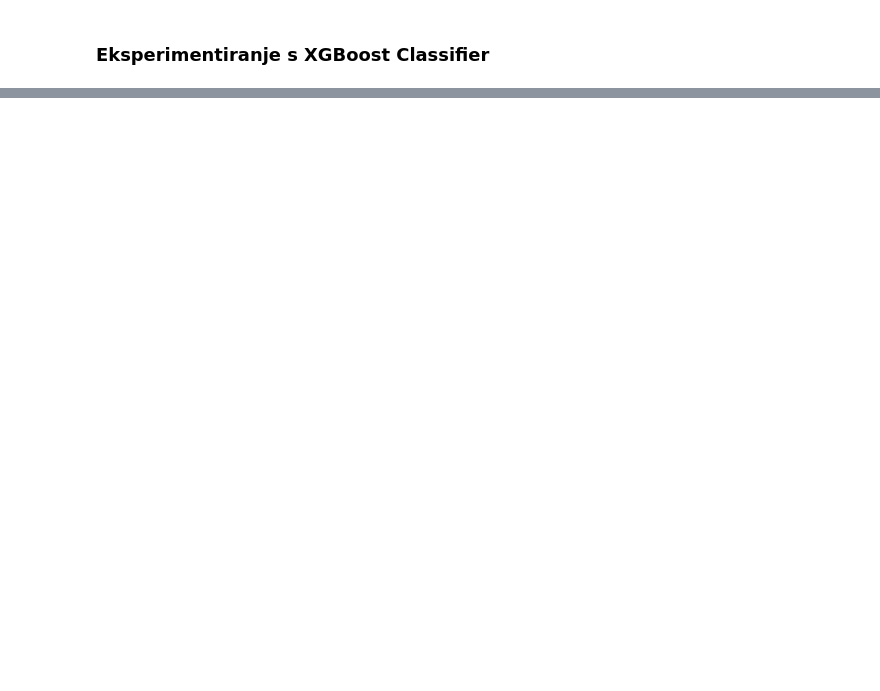
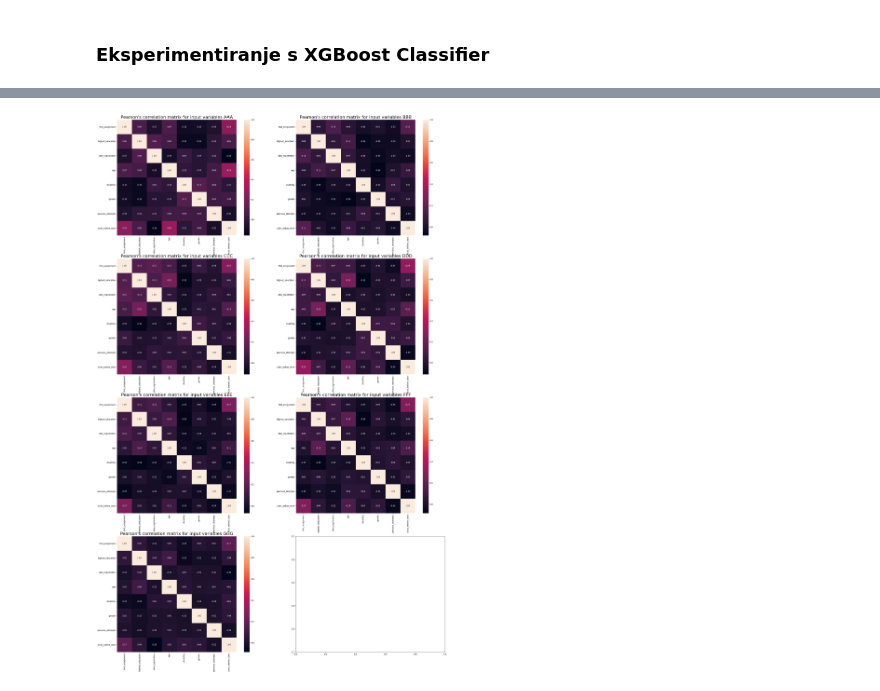
Before and after one commit to ksimicevic/early-student-success-predictors, a Jupyter notebook: project-pt2.ipynb, the cells around one changed output, grey strips where cells are left out. Cells and saved outputs as stored; diff of their text form; code cells hidden in the pictures; blank space fills up the shorter version.

```diff
--- a/project-pt2.ipynb
+++ b/project-pt2.ipynb
@@ -691,0 +710,12 @@ model.evaluate(X_test_scaled, y_test_scaled)[1]
+# %%
+modules = ["AAA", "BBB", "CCC", "DDD", "EEE", "FFF", "GGG"]
+k = 1
+plt.subplots(4, 2, figsize=(30, 50))
+for module in modules:
+    plt.subplot(4, 2, k)
+    k += 1
+    corr = data[data['code_module'] == module].drop(columns=['id_student', 'final_result'], inplace=False).corr(method='pearson')
+    corr_heatmap = sns.heatmap(corr, annot=True, fmt='.2f')
+    corr_heatmap.set_title(f"Pearson\'s correlation matrix for input variables {module}", fontdict={'fontsize': 22})
+# %% [output]
+[figure, added]
```
Also changed, not shown: parts of 10 cells of this notebook.
